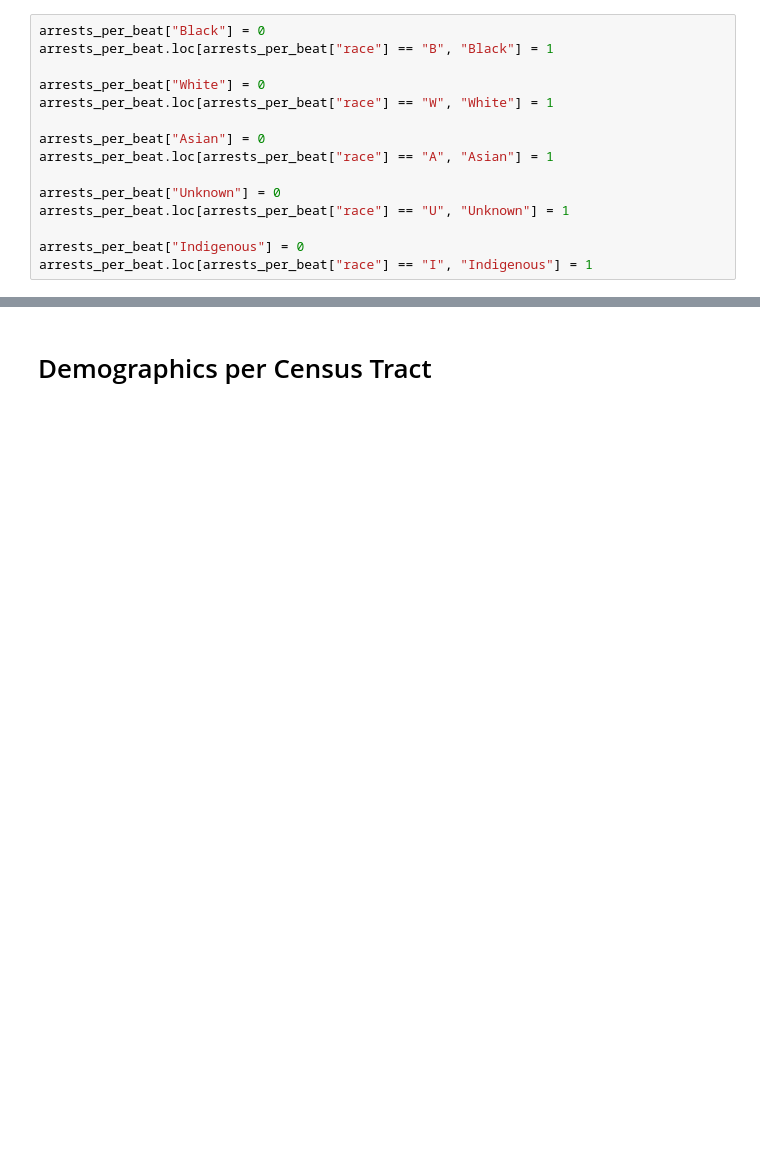
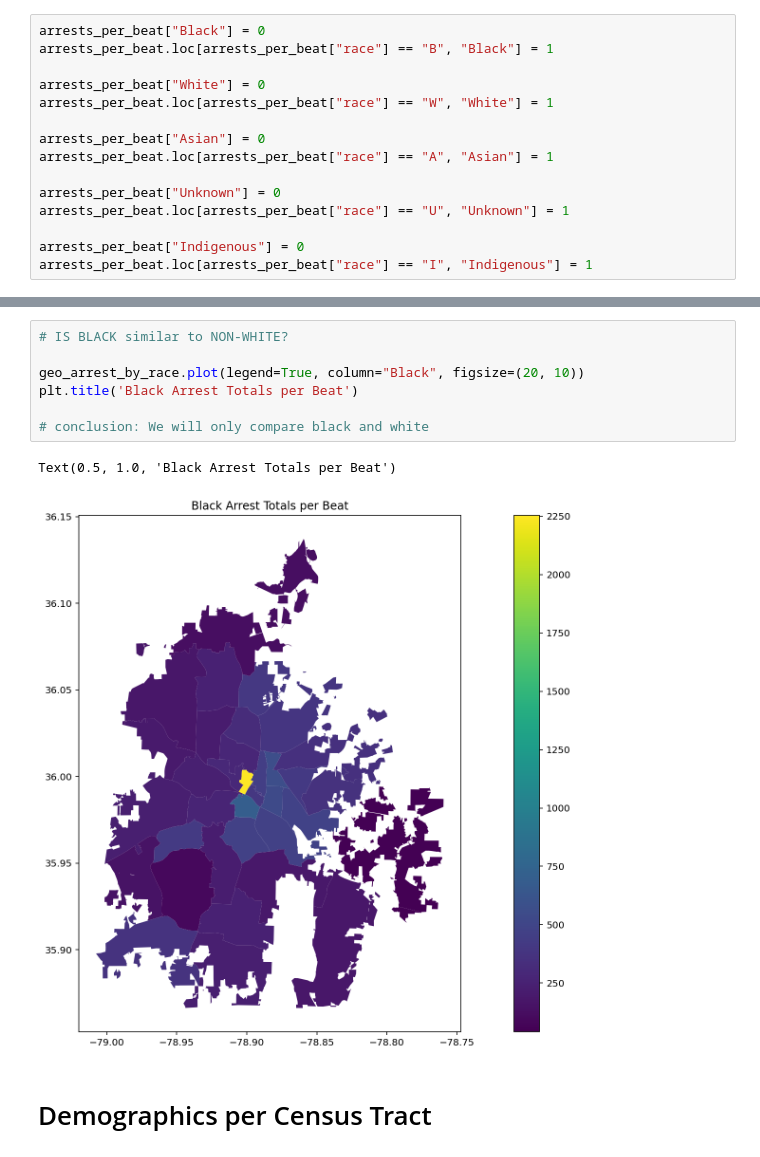
Before and after one commit to clarissaache/Small-Town-Policing-Accountability-Data-2022, a Jupyter notebook: 30 Spatial Mapping/geo_analysis_arrests.ipynb, the cells around one changed output, grey strips where cells are left out. Cells and saved outputs as stored; diff of their text form; blank space fills up the shorter version.

```diff
--- a/30 Spatial Mapping/geo_analysis_arrests.ipynb
+++ b/30 Spatial Mapping/geo_analysis_arrests.ipynb
@@ -185,3 +177,13 @@ Text(0.5, 1.0, 'Arrests by Durham County Police Department in LawBeats Oct-2018
+# %%
+# IS BLACK similar to NON-WHITE?
+
+geo_arrest_by_race.plot(legend=True, column="Black", figsize=(20, 10))
+plt.title('Black Arrest Totals per Beat')
+
+# conclusion: We will only compare black and white
+# %% [output]
+Text(0.5, 1.0, 'Black Arrest Totals per Beat')
+[figure, added]
 # %% [markdown]
 # Demographics per Census Tract
 # %%
```
Also changed, not shown: parts of 19 cells of this notebook, 2 other files.
